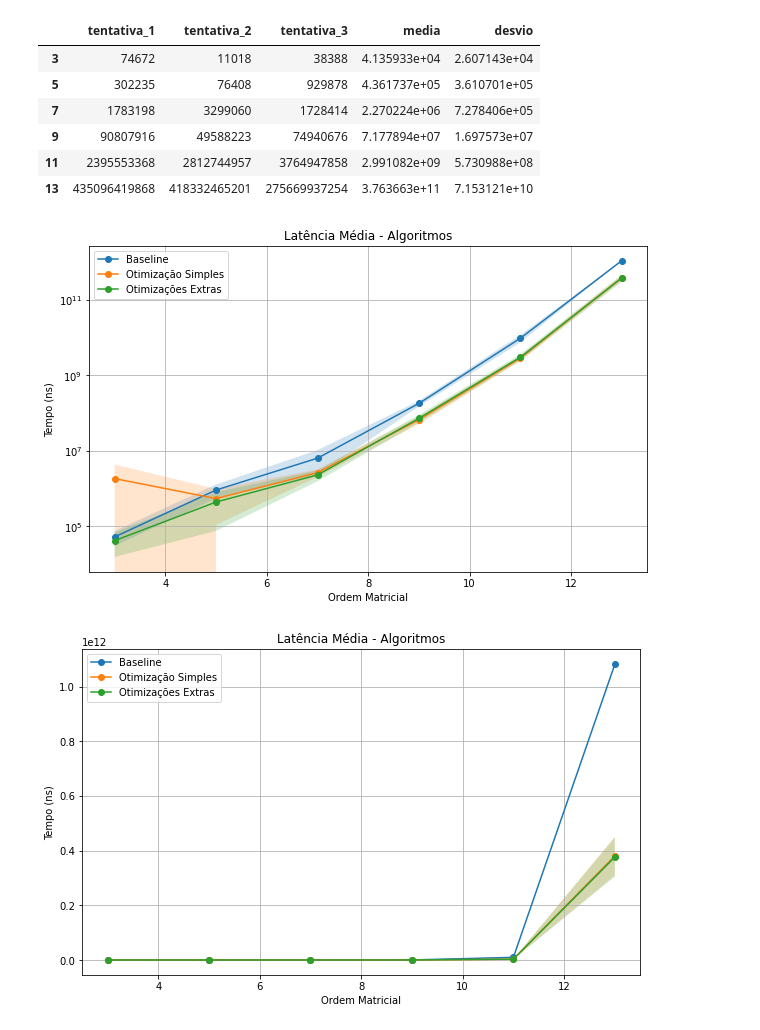
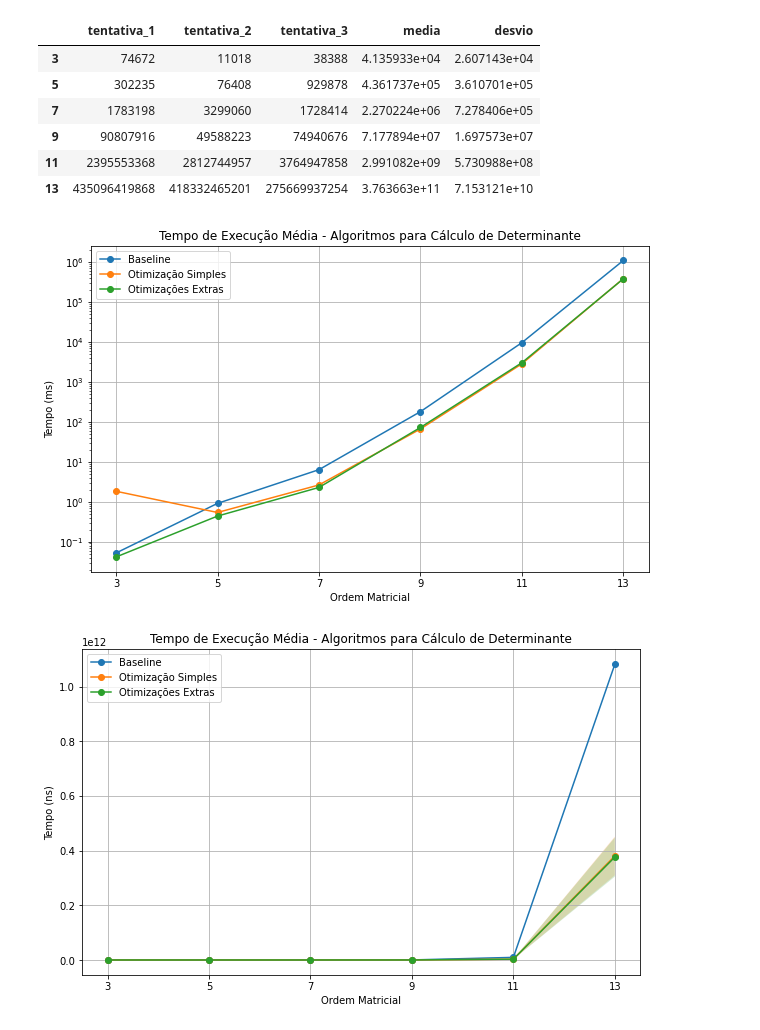
Before and after one commit to andregirao05/trabalho_pratico_IP, a Jupyter notebook: graficos.ipynb, the cells around one changed output. Cells and saved outputs as stored; diff of their text form; code cells hidden in the pictures.

Commit message:
descrevendo execução

```diff
--- a/graficos.ipynb
+++ b/graficos.ipynb
@@ -89,7 +89,7 @@ v2_optimization_times
 # %%
 import matplotlib.pyplot as plt
 # %%
-def showResults(datasets, labels, log=True):
+def showResults(datasets, labels, log=True, show_std=True, show_in_ms=False):
     plt.figure(figsize=(10, 6))  # Ajuste o tamanho da figura conforme necessário
 
     for i, data in enumerate(datasets):
@@ -97,34 +97,47 @@ def showResults(datasets, labels, log=True):
         mean = data['media']
         std = data['desvio']
 
+        if show_in_ms:
+            mean = mean / (1000 * 1000)
+            std = std / (1000 * 1000)
+
         # Plotar a média das linhas
-        plt.plot(index.to_numpy(), mean.to_numpy(), marker='o', label=labels[i])
+        plt.plot(mean.to_numpy(), marker='o', label=labels[i])  # Remova 'index.to_numpy()' aqui
+
         # Preencher a área entre a média +/- desvio padrão
-        plt.fill_between(index, mean - std, mean + std, alpha=0.2)
+        if show_std:
+            plt.fill_between(range(len(index)), mean - std, mean + std, alpha=0.2)  # Use 'range(len(index))' como eixo x
 
     plt.xlabel('Ordem Matricial')
-    plt.ylabel('Tempo (ns)')
-    plt.title('Latência Média - Algoritmos')
+    plt.ylabel('Tempo ({})'.format("ms" if show_in_ms else "ns"))
+    plt.title('Tempo de Execução Média - Algoritmos para Cálculo de Determinante')
     plt.legend()
 
     if log:
         plt.yscale('log')
 
+    # Defina os rótulos do eixo x para usar os valores de index.to_numpy()
+    plt.xticks(range(len(index)), index.to_numpy())
+
     plt.grid()
     plt.show()
 # %%
 showResults(
     datasets=[baseline_times, v1_optimization_times, v2_optimization_times],
     labels=['Baseline', 'Otimização Simples', 'Otimizações Extras'],
-    log=True
+    log=True,
+    show_std=False,
+    show_in_ms=True
 )
 # %% [output]
-[figure, old version]
+[figure, new version]
 # %%
 showResults(
     datasets=[baseline_times, v1_optimization_times, v2_optimization_times],
     labels=['Baseline', 'Otimização Simples', 'Otimizações Extras'],
-    log=False
+    log=False,
+    show_std=True,
+    show_in_ms=False
 )
 # %% [output]
-[figure, old version]
+[figure, new version]
```
Also changed, not shown: parts of 2 cells of this notebook, 9 other files.
